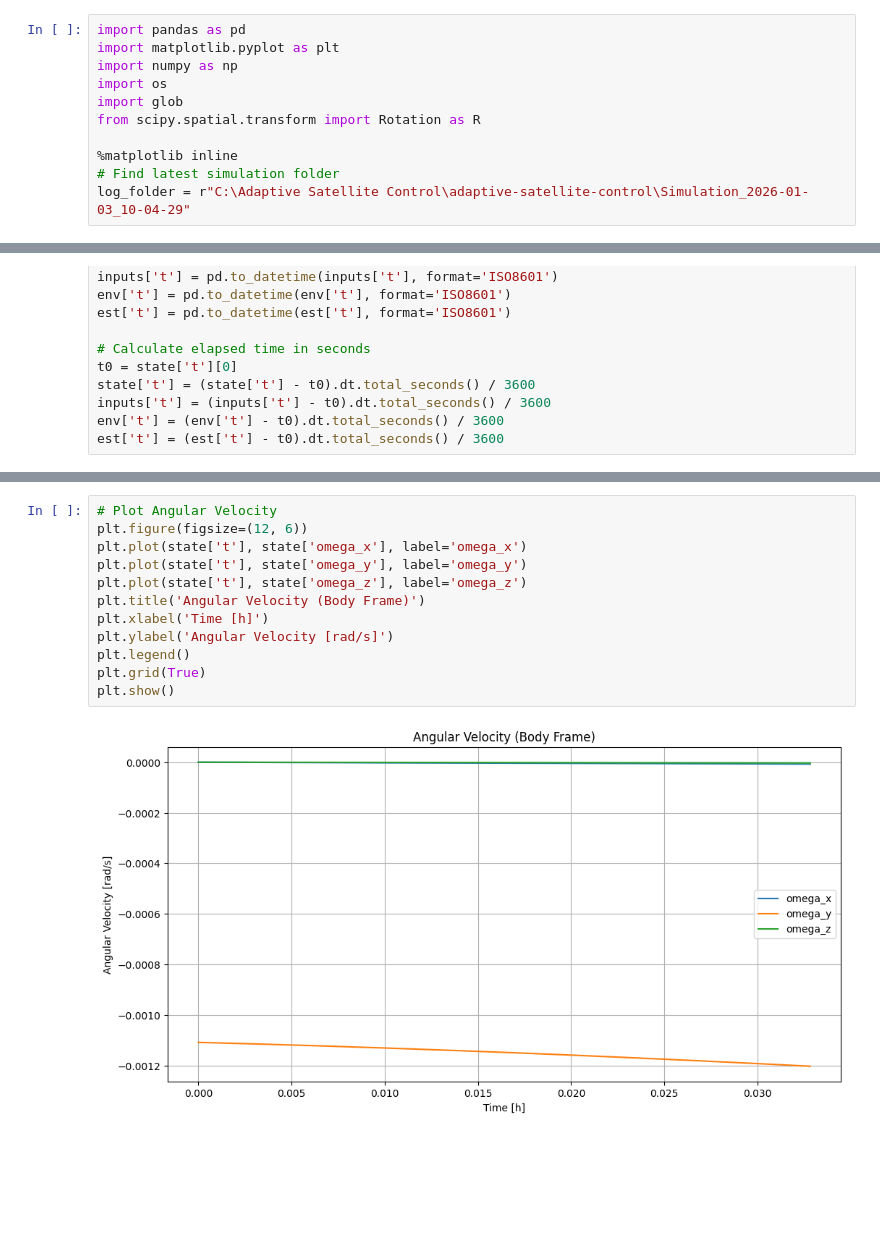
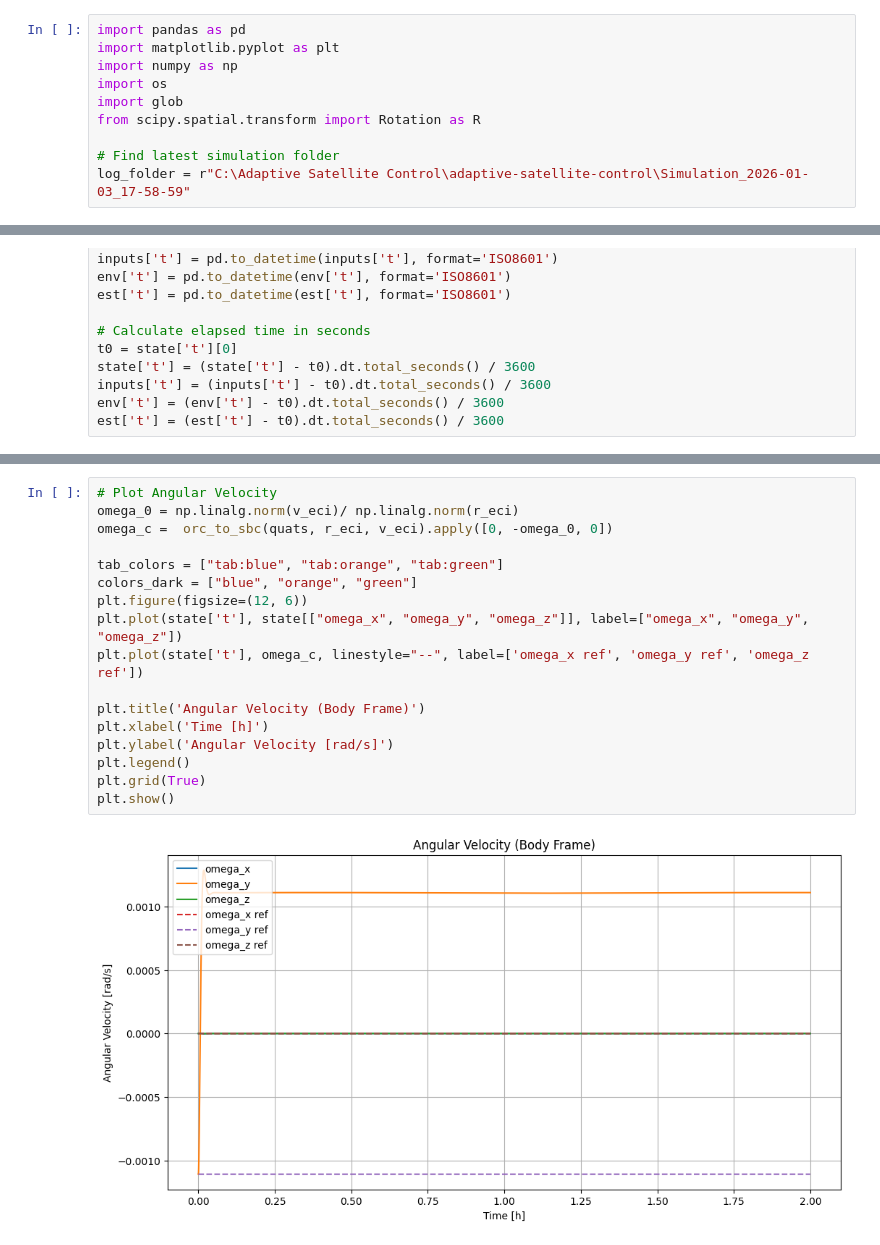
Before and after one commit to maxi-fr/adaptive-satellite-control, a Jupyter notebook: src/analysis.ipynb, the cells around one changed output, grey strips where cells are left out. Saved outputs shown, nothing was run; the diff lists cells and outputs as text; blank space fills up the shorter version.

```diff
--- a/src/analysis.ipynb
+++ b/src/analysis.ipynb
@@ -6,9 +6,8 @@ import os
 import glob
 from scipy.spatial.transform import Rotation as R
 
-%matplotlib inline
 # Find latest simulation folder
-log_folder = r"C:\Adaptive Satellite Control\adaptive-satellite-control\Simulation_2026-01-03_10-04-29"
+log_folder = r"C:\Adaptive Satellite Control\adaptive-satellite-control\Simulation_2026-01-03_17-58-59"
 # %%
 state = pd.read_csv(os.path.join(log_folder, 'state.csv'))
 inputs = pd.read_csv(os.path.join(log_folder, 'input.csv'))
@@ -95,17 +119,22 @@ plt.show()
 # %%
 # Plot Angular Velocity
+omega_0 = np.linalg.norm(v_eci)/ np.linalg.norm(r_eci)
+omega_c =  orc_to_sbc(quats, r_eci, v_eci).apply([0, -omega_0, 0])
+
+tab_colors = ["tab:blue", "tab:orange", "tab:green"]
+colors_dark = ["blue", "orange", "green"]
 plt.figure(figsize=(12, 6))
-plt.plot(state['t'], state['omega_x'], label='omega_x')
-plt.plot(state['t'], state['omega_y'], label='omega_y')
-plt.plot(state['t'], state['omega_z'], label='omega_z')
+plt.plot(state['t'], state[["omega_x", "omega_y", "omega_z"]], label=["omega_x", "omega_y", "omega_z"])
+plt.plot(state['t'], omega_c, linestyle="--", label=['omega_x ref', 'omega_y ref', 'omega_z ref'])
+
 plt.title('Angular Velocity (Body Frame)')
 plt.xlabel('Time [h]')
 plt.ylabel('Angular Velocity [rad/s]')
 plt.legend()
 plt.grid(True)
 plt.show()
 # %% [output]
-[figure, old version]
+[figure, new version]
 # %%
 # Plot Reaction Wheel Speeds
 plt.figure(figsize=(12, 6))
```
Also changed, not shown: parts of 8 cells of this notebook, 8 other files.
